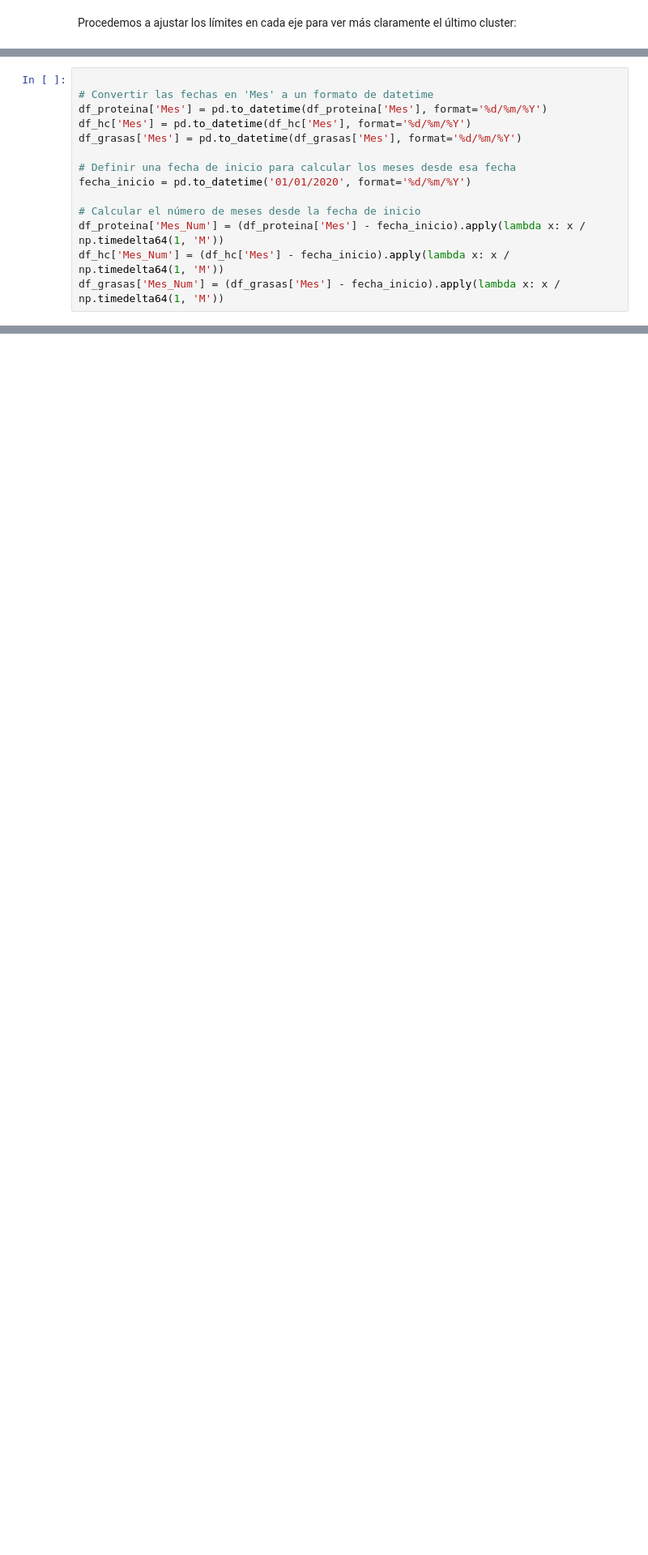
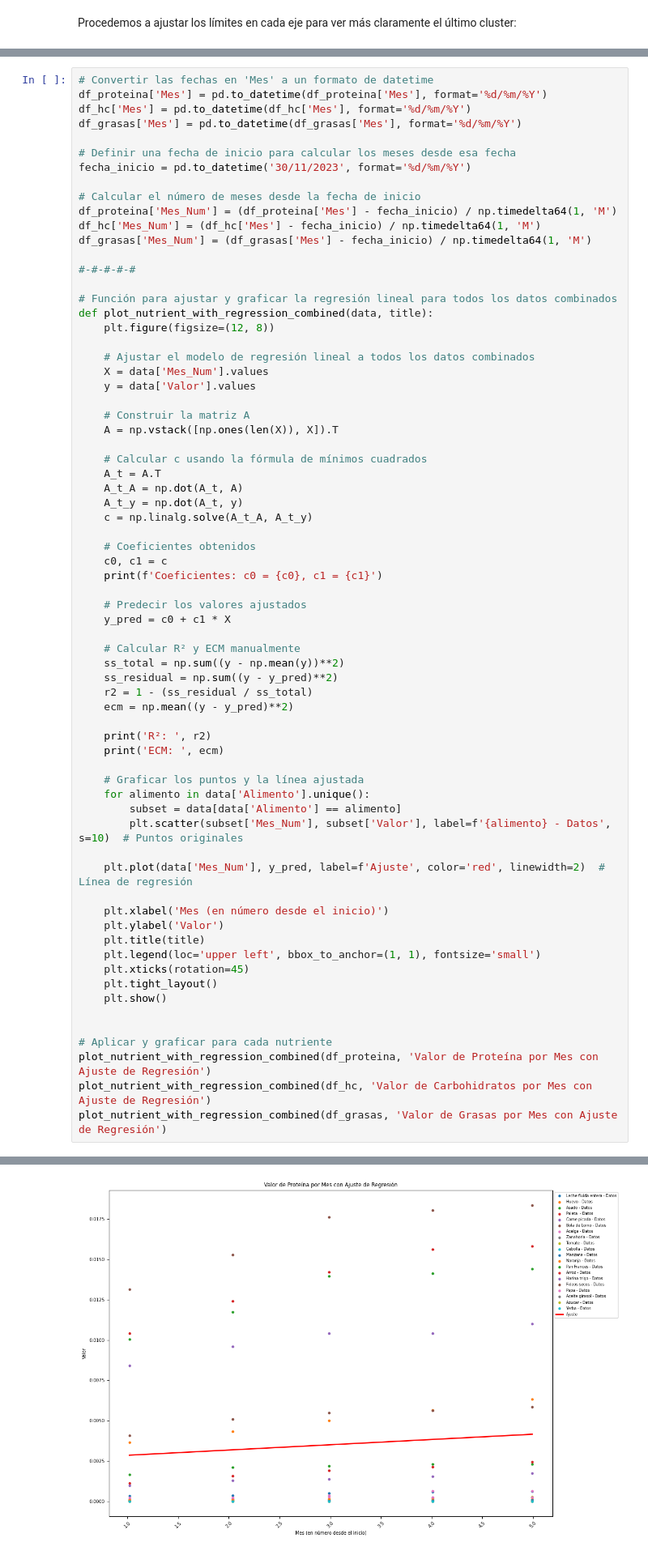
Before and after one commit to pedrobergaglio/algebra-lineal-computacional-2024, a Jupyter notebook: Enunciado TP2 y datos-20240601/Resolución.ipynb, the cells around one changed output, grey strips where cells are left out. Shown at 81% size. Saved outputs shown, nothing was run; the diff lists cells and outputs as text; blank space fills up the shorter version.

```diff
--- a/Enunciado TP2 y datos-20240601/Resolución.ipynb
+++ b/Enunciado TP2 y datos-20240601/Resolución.ipynb
@@ -650,14 +741,70 @@ See the caveats in the documentation: https://pandas.pydata.org/pandas-docs/stab
 # %%
-
 # Convertir las fechas en 'Mes' a un formato de datetime
 df_proteina['Mes'] = pd.to_datetime(df_proteina['Mes'], format='%d/%m/%Y')
 df_hc['Mes'] = pd.to_datetime(df_hc['Mes'], format='%d/%m/%Y')
 df_grasas['Mes'] = pd.to_datetime(df_grasas['Mes'], format='%d/%m/%Y')
 
 # Definir una fecha de inicio para calcular los meses desde esa fecha
-fecha_inicio = pd.to_datetime('01/01/2020', format='%d/%m/%Y')
+fecha_inicio = pd.to_datetime('30/11/2023', format='%d/%m/%Y')
 
 # Calcular el número de meses desde la fecha de inicio
-df_proteina['Mes_Num'] = (df_proteina['Mes'] - fecha_inicio).apply(lambda x: x / np.timedelta64(1, 'M'))
-df_hc['Mes_Num'] = (df_hc['Mes'] - fecha_inicio).apply(lambda x: x / np.timedelta64(1, 'M'))
-df_grasas['Mes_Num'] = (df_grasas['Mes'] - fecha_inicio).apply(lambda x: x / np.timedelta64(1, 'M'))
+df_proteina['Mes_Num'] = (df_proteina['Mes'] - fecha_inicio) / np.timedelta64(1, 'M')
+df_hc['Mes_Num'] = (df_hc['Mes'] - fecha_inicio) / np.timedelta64(1, 'M')
+df_grasas['Mes_Num'] = (df_grasas['Mes'] - fecha_inicio) / np.timedelta64(1, 'M')
+
+#-#-#-#-#
+
+# Función para ajustar y graficar la regresión lineal para todos los datos combinados
+def plot_nutrient_with_regression_combined(data, title):
+    plt.figure(figsize=(12, 8))
+
+    # Ajustar el modelo de regresión lineal a todos los datos combinados
+    X = data['Mes_Num'].values
+    y = data['Valor'].values
+
+    # Construir la matriz A
+    A = np.vstack([np.ones(len(X)), X]).T
+
+    # Calcular c usando la fórmula de mínimos cuadrados
+    A_t = A.T
+    A_t_A = np.dot(A_t, A)
+    A_t_y = np.dot(A_t, y)
+    c = np.linalg.solve(A_t_A, A_t_y)
+
+    # Coeficientes obtenidos
+    c0, c1 = c
+    print(f'Coeficientes: c0 = {c0}, c1 = {c1}')
+
+    # Predecir los valores ajustados
+    y_pred = c0 + c1 * X
+
+    # Calcular R² y ECM manualmente
+    ss_total = np.sum((y - np.mean(y))**2)
+    ss_residual = np.sum((y - y_pred)**2)
+    r2 = 1 - (ss_residual / ss_total)
+    ecm = np.mean((y - y_pred)**2)
+
+    print('R²: ', r2)
+    print('ECM: ', ecm)
+
+    # Graficar los puntos y la línea ajustada
+    for alimento in data['Alimento'].unique():
+        subset = data[data['Alimento'] == alimento]
+        plt.scatter(subset['Mes_Num'], subset['Valor'], label=f'{alimento} - Datos', s=10)  # Puntos originales
+
+    plt.plot(data['Mes_Num'], y_pred, label=f'Ajuste', color='red', linewidth=2)  # Línea de regresión
+
+    plt.xlabel('Mes (en número desde el inicio)')
+    plt.ylabel('Valor')
+    plt.title(title)
+    plt.legend(loc='upper left', bbox_to_anchor=(1, 1), fontsize='small')
+    plt.xticks(rotation=45)
+    plt.tight_layout()
+    plt.show()
+
+
+# Aplicar y graficar para cada nutriente
+plot_nutrient_with_regression_combined(df_proteina, 'Valor de Proteína por Mes con Ajuste de Regresión')
+plot_nutrient_with_regression_combined(df_hc, 'Valor de Carbohidratos por Mes con Ajuste de Regresión')
+plot_nutrient_with_regression_combined(df_grasas, 'Valor de Grasas por Mes con Ajuste de Regresión')
+# %% [output]
@@ -663,0 +814 @@ df_grasas['Mes_Num'] = (df_grasas['Mes'] - fecha_inicio).apply(lambda x: x / np.
+[figure, added]
```
Also changed, not shown: parts of 52 cells of this notebook.
